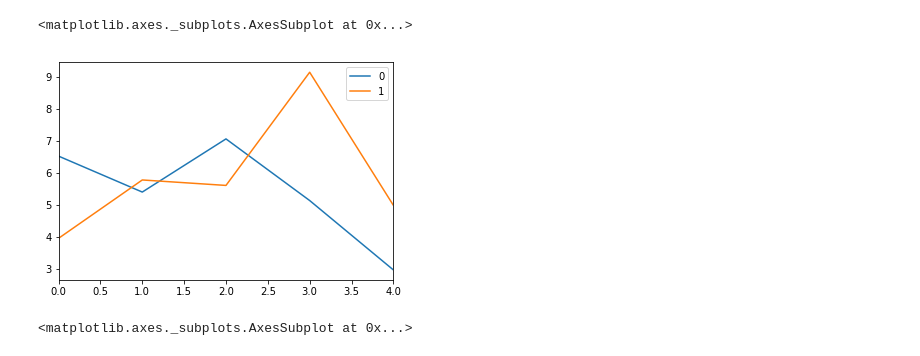
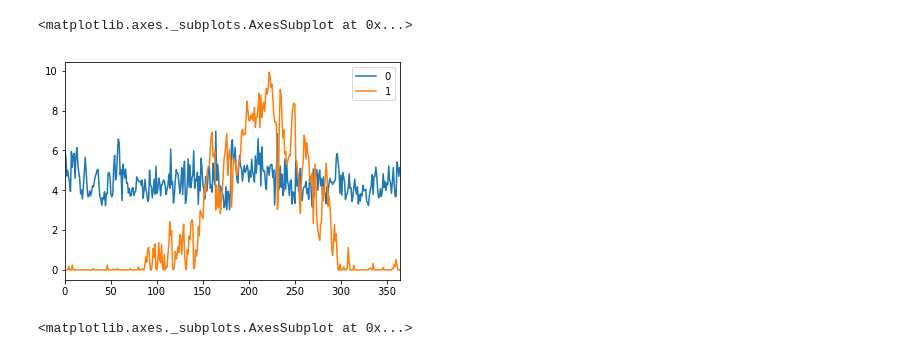
Before and after one commit to nipunbatra/freq-nilm, a Jupyter notebook: notebooks/create-datasets.ipynb, the cells around one changed output. Cells and saved outputs as stored; diff of their text form; code cells hidden in the pictures.

```diff
--- a/notebooks/create-datasets.ipynb
+++ b/notebooks/create-datasets.ipynb
@@ -100,8 +109,8 @@ home, appliance, day, hour = stf_4dim(out[:10, :, :, :], 2)
 # %%
-pd.DataFrame(home).plot()
+pd.DataFrame(day).plot()
 # %% [output]
 <matplotlib.axes._subplots.AxesSubplot at 0x...>
-[figure, old version]
+[figure, new version]
 # %%
 %matplotlib inline
 # %%
```
Also changed, not shown: parts of 4 cells of this notebook, 3 other files.
